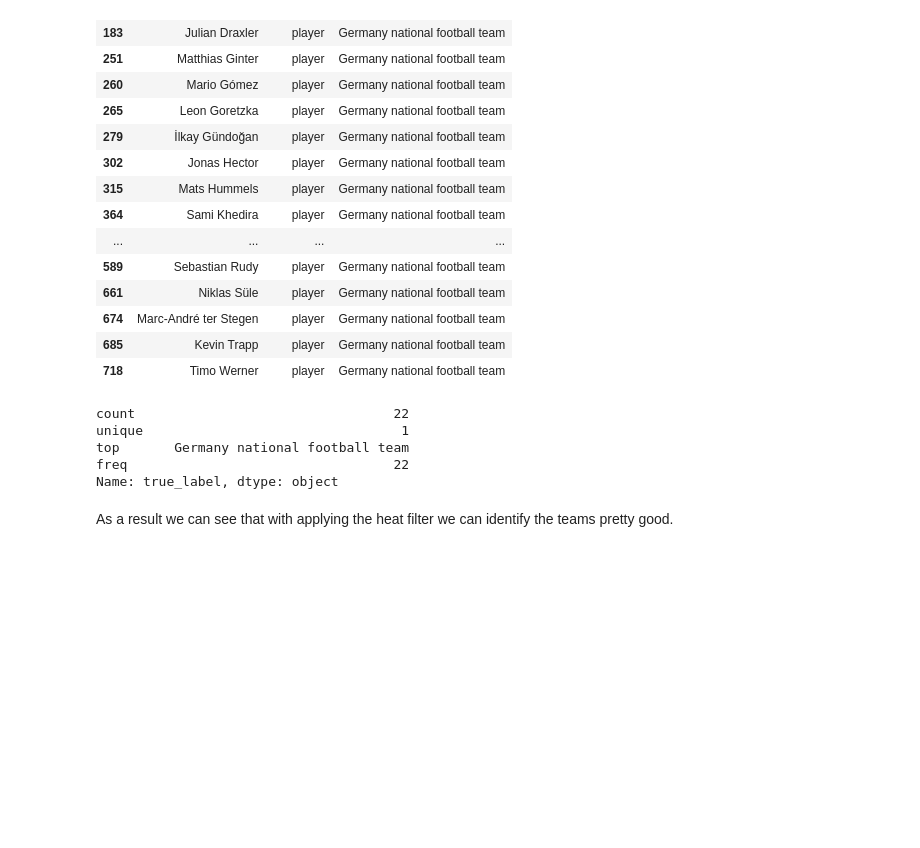
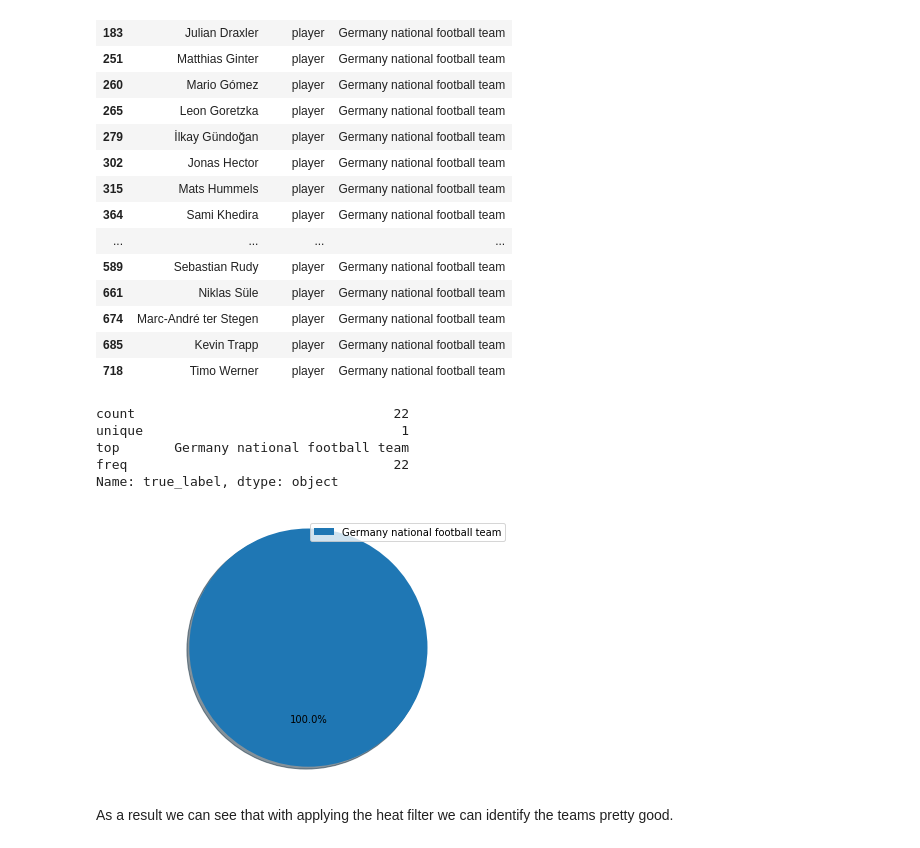
Before and after one commit to ProjectNTDS/Network_World_Cup_Analysis, a Jupyter notebook: Task 4.ipynb, the cells around one changed output. Cells and saved outputs as stored; diff of their text form; code cells hidden in the pictures; blank space fills up the shorter version.

```diff
--- a/Task 4.ipynb
+++ b/Task 4.ipynb
@@ -192,6 +192,37 @@ unique                                 1
 top       Germany national football team
 freq                                  22
 Name: true_label, dtype: object
+# %%
+def create_PieChart_array(dataframe):
+    chart_array = dataframe['true_label'].values
+    n = len(chart_array)
+    elements = []
+
+    # indentify the number of elements
+    for i in range(n):
+        if chart_array[i] not in elements:
+            elements.append(chart_array[i])
+
+    # counts the number of elements in dataframe
+    element_counter = np.zeros(len(elements))
+    for i in range(len(elements)):
+        for j in range(n):
+            if chart_array[j] == elements[i]:
+                element_counter[i] += 1
+
+    return element_counter, elements
+# %%
+def create_PieChart(dataframe):
+    pie_chart_array = create_PieChart_array(dataframe)
+    patches, texts, _ = plt.pie(pie_chart_array[0], shadow=True, startangle=90, autopct='%1.1f%%')
+    plt.legend(patches, pie_chart_array[1], loc="best")
+    plt.axis('equal')
+    plt.tight_layout()
+    plt.show()
+# %%
+create_PieChart(heat_final_result)
+# %% [output]
+[figure, added]
 # %% [markdown]
 As a result we can see that with applying the heat filter we can identify the teams pretty good.
 # %% [markdown]
```
Also changed, not shown: parts of 15 cells of this notebook.
